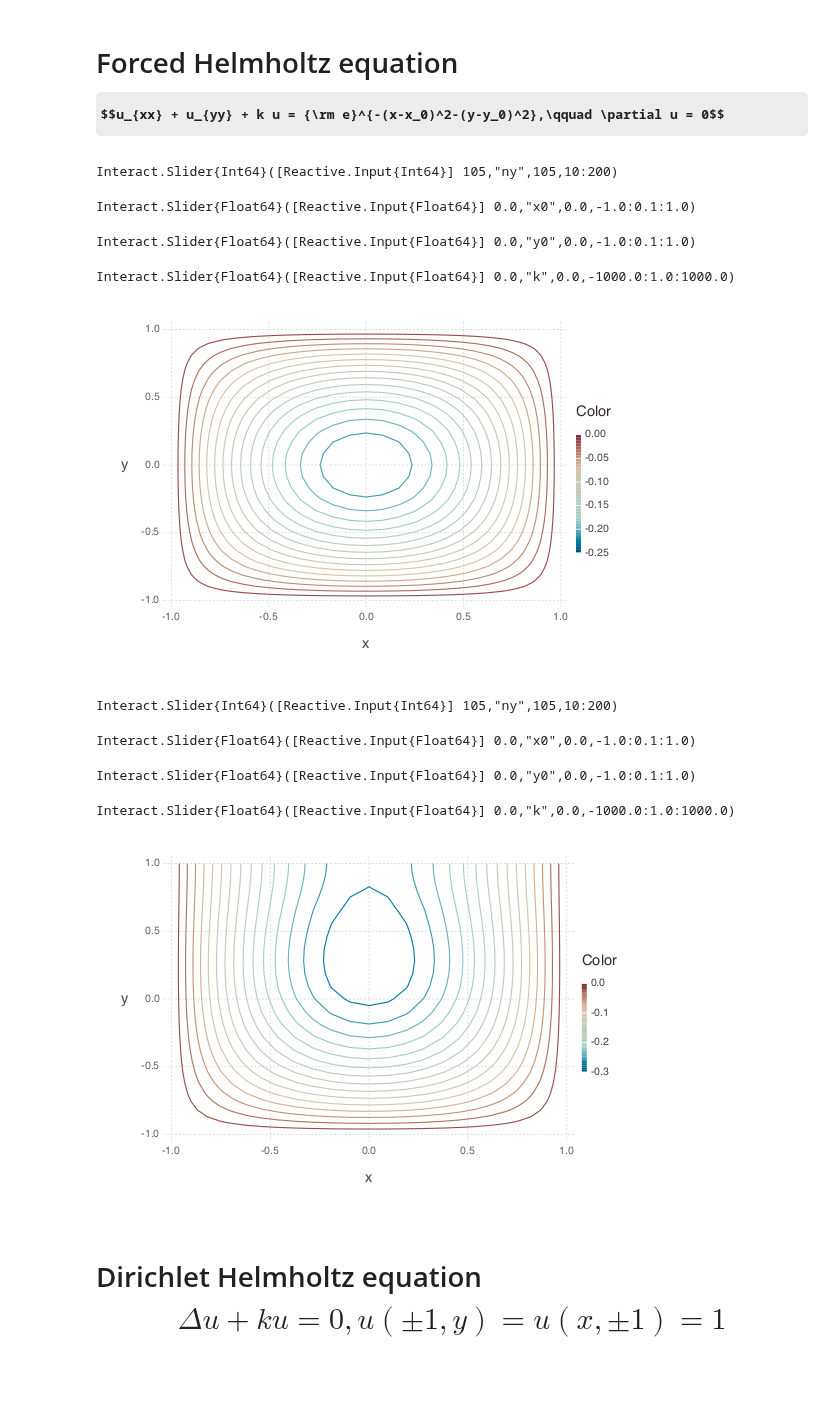
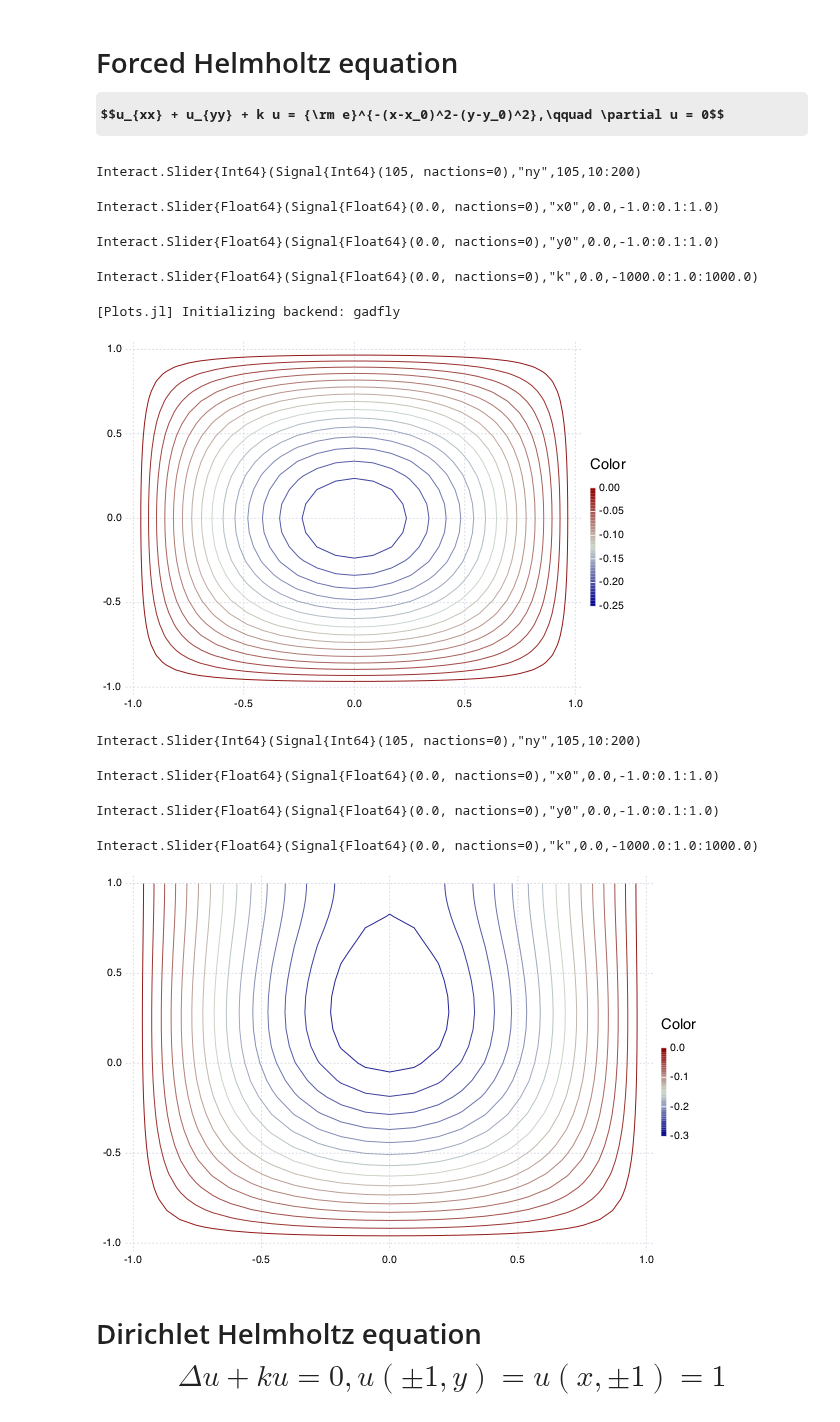
Before and after one commit to JuliaApproximation/ApproxFun.jl, a Jupyter notebook: examples/Manipulate ODEs and PDEs.ipynb, the cells around one changed output. Drawn from its saved outputs; the diff is of its cells as text; code cells hidden in the pictures; some formulas as TeX source; blank space fills up the shorter version.

```diff
--- a/examples/Manipulate ODEs and PDEs.ipynb
+++ b/examples/Manipulate ODEs and PDEs.ipynb
@@ -76,30 +88,31 @@ B=dirichlet(d)
 @manipulate for ny=10:200,x0=-1.:0.1:1.,y0=-1.:0.1:1.,k=-1000.:1000.
     f=Fun((x,y)->exp(-(x-x0)^2-(y-y0)^2),d)
     u=pdesolve([B;Δ+k*I],[zeros(∂(d));f],ny)
-    ApproxFun.contour(u)
+    contour(u).o
 end
 # %% [output]
-Interact.Slider{Int64}([Reactive.Input{Int64}] 105,"ny",105,10:200)
+Interact.Slider{Int64}(Signal{Int64}(105, nactions=0),"ny",105,10:200)
-Interact.Slider{Float64}([Reactive.Input{Float64}] 0.0,"x0",0.0,-1.0:0.1:1.0)
+Interact.Slider{Float64}(Signal{Float64}(0.0, nactions=0),"x0",0.0,-1.0:0.1:1.0)
-Interact.Slider{Float64}([Reactive.Input{Float64}] 0.0,"y0",0.0,-1.0:0.1:1.0)
+Interact.Slider{Float64}(Signal{Float64}(0.0, nactions=0),"y0",0.0,-1.0:0.1:1.0)
-Interact.Slider{Float64}([Reactive.Input{Float64}] 0.0,"k",0.0,-1000.0:1.0:1000.0)
+Interact.Slider{Float64}(Signal{Float64}(0.0, nactions=0),"k",0.0,-1000.0:1.0:1000.0)
+[Plots.jl] Initializing backend: gadfly
-[figure, old version]
+[figure, new version]
 # %%
 d=Interval()^2
-B=[dirichlet(d[1])⊗I,I⊗ldirichlet(d[2]),I⊗rneumann(d[2])]
+B=[dirichlet(d[1])⊗I;I⊗ldirichlet(d[2]);I⊗rneumann(d[2])]
 Δ=lap(d)
 
 @manipulate for ny=10:200,x0=-1.:0.1:1.,y0=-1.:0.1:1.,k=-1000.:1000.
     f=Fun((x,y)->exp(-(x-x0)^2-(y-y0)^2),d)
     u=pdesolve([B;Δ+k*I],[zeros(∂(d));f],ny)
-    ApproxFun.contour(u)
+    contour(u).o
 end
 # %% [output]
-Interact.Slider{Int64}([Reactive.Input{Int64}] 105,"ny",105,10:200)
+Interact.Slider{Int64}(Signal{Int64}(105, nactions=0),"ny",105,10:200)
-Interact.Slider{Float64}([Reactive.Input{Float64}] 0.0,"x0",0.0,-1.0:0.1:1.0)
+Interact.Slider{Float64}(Signal{Float64}(0.0, nactions=0),"x0",0.0,-1.0:0.1:1.0)
-Interact.Slider{Float64}([Reactive.Input{Float64}] 0.0,"y0",0.0,-1.0:0.1:1.0)
+Interact.Slider{Float64}(Signal{Float64}(0.0, nactions=0),"y0",0.0,-1.0:0.1:1.0)
-Interact.Slider{Float64}([Reactive.Input{Float64}] 0.0,"k",0.0,-1000.0:1.0:1000.0)
+Interact.Slider{Float64}(Signal{Float64}(0.0, nactions=0),"k",0.0,-1000.0:1.0:1000.0)
-[figure, old version]
+[figure, new version]
 # %% [markdown]
 #     Dirichlet Helmholtz equation $$\Delta u + k u = 0, u(\pm 1,y)=u(x,\pm 1) = 1$$
 # %%
```
Also changed, not shown: parts of 9 cells of this notebook, 27 other files.
